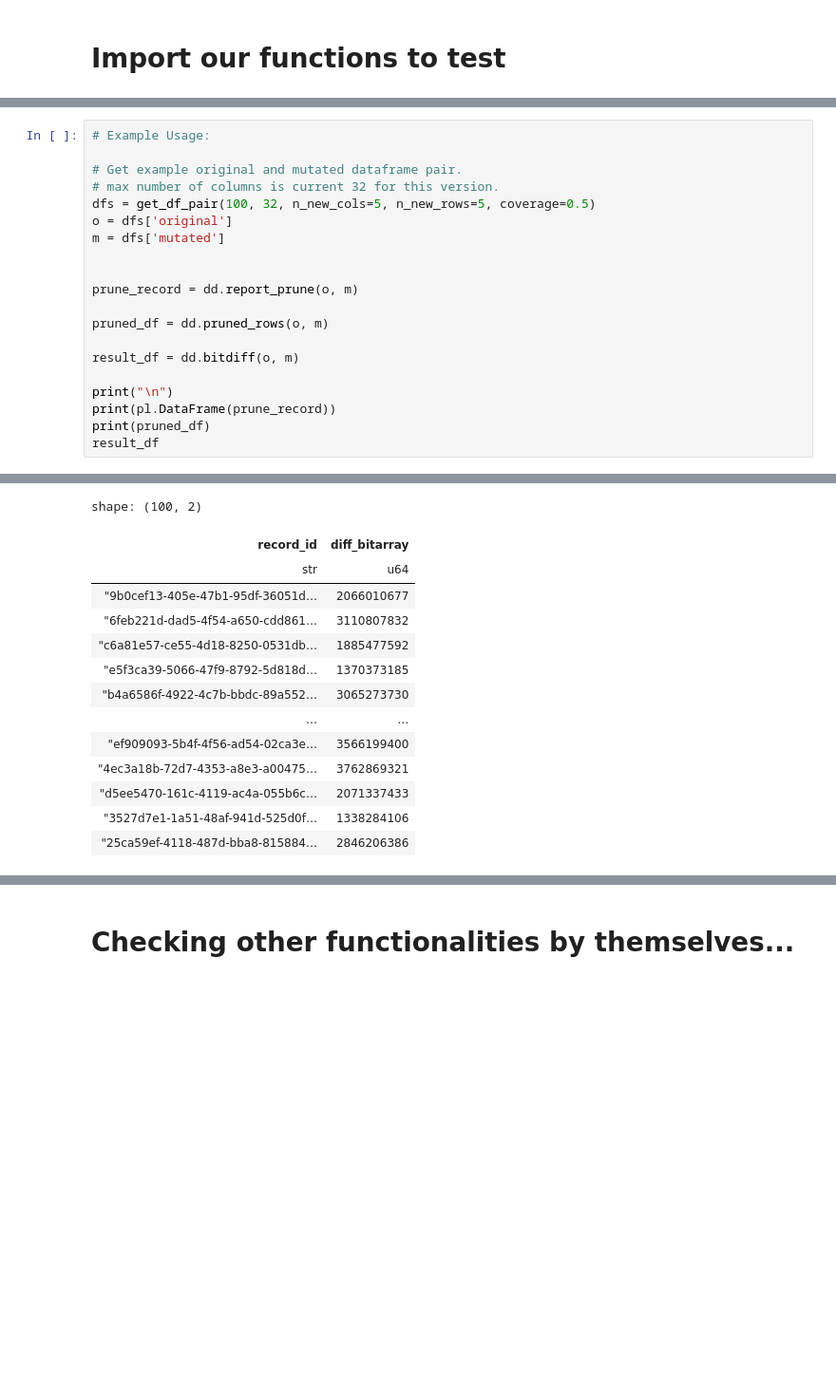
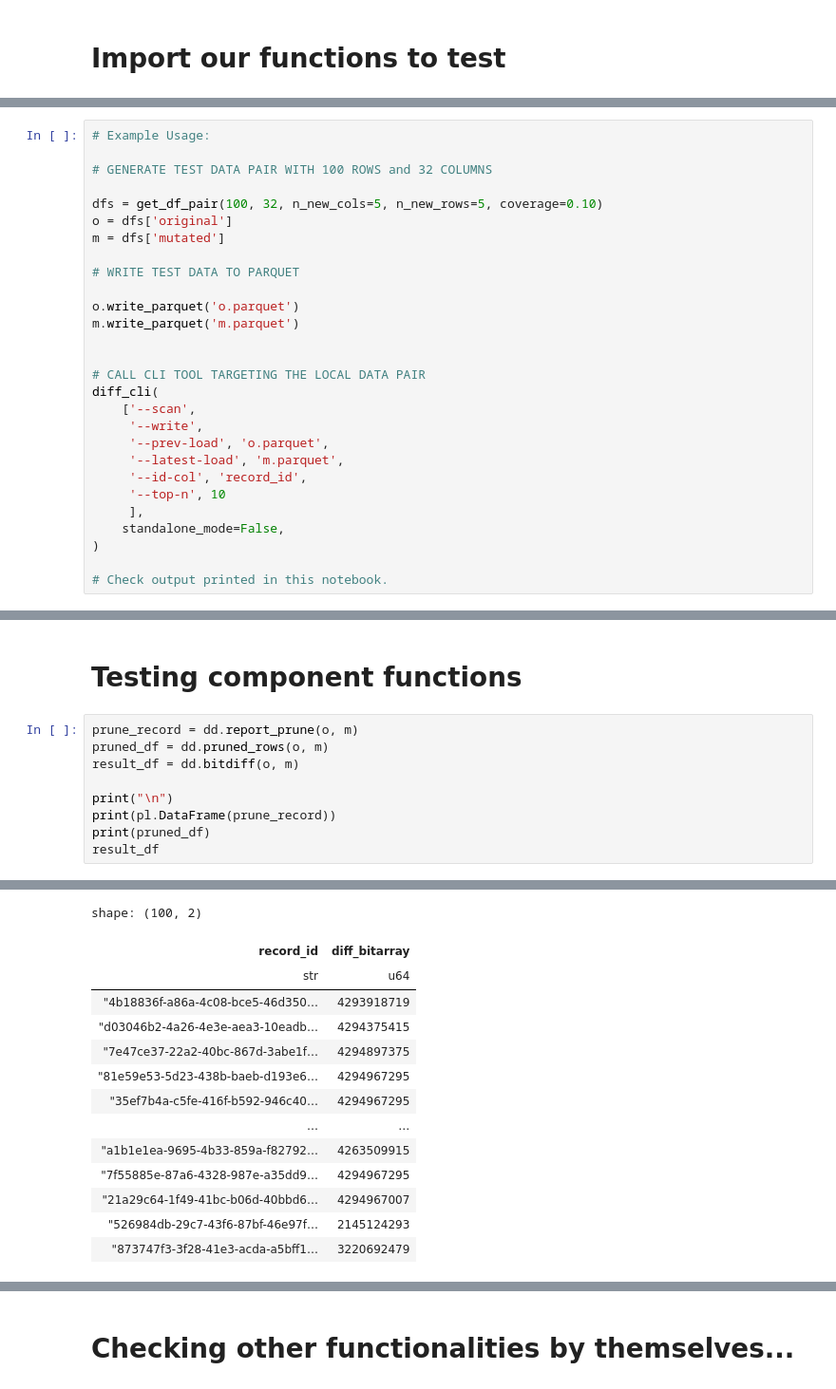
Before and after one commit to ko222uky/diffolars, a Jupyter notebook: test_notebook.ipynb, the cells around one changed output, grey strips where cells are left out. Shown at 95% size. Saved outputs shown, nothing was run; the diff lists cells and outputs as text; blank space fills up the shorter version.

```diff
--- a/test_notebook.ipynb
+++ b/test_notebook.ipynb
@@ -8,0 +13,28 @@ import polars as pl
+# %%
+# Example Usage:
+
+# GENERATE TEST DATA PAIR WITH 100 ROWS and 32 COLUMNS
+
+dfs = get_df_pair(100, 32, n_new_cols=5, n_new_rows=5, coverage=0.10)
+o = dfs['original']
+m = dfs['mutated']
+
+# WRITE TEST DATA TO PARQUET
+
+o.write_parquet('o.parquet')
+m.write_parquet('m.parquet')
+
+
+# CALL CLI TOOL TARGETING THE LOCAL DATA PAIR
+diff_cli(
+    ['--scan',
+     '--write',
+     '--prev-load', 'o.parquet',
+     '--latest-load', 'm.parquet',
+     '--id-col', 'record_id',
+     '--top-n', 10
+     ],
+    standalone_mode=False,
+)
+
+# Check output printed in this notebook.
@@ -9,17 +59,8 @@ import polars as pl
+# %% [markdown]
+# Testing component functions
 # %%
-# Example Usage:
-
-# Get example original and mutated dataframe pair.
-# max number of columns is current 32 for this version.
-dfs = get_df_pair(100, 32, n_new_cols=5, n_new_rows=5, coverage=0.5)
-o = dfs['original']
-m = dfs['mutated']
-
-
 prune_record = dd.report_prune(o, m)
-
 pruned_df = dd.pruned_rows(o, m)
-
 result_df = dd.bitdiff(o, m)
 
 print("\n")
@@ -46,15 +87,15 @@ shape: (1, 5)
 └─────────────────────┴─────────────────┴─────────────────────────────────┘
 shape: (100, 2)
 | record_id | diff_bitarray |
 | str | u64 |
-| "9b0cef13-405e-47b1-95df-36051d… | 2066010677 |
-| "6feb221d-dad5-4f54-a650-cdd861… | 3110807832 |
-| "c6a81e57-ce55-4d18-8250-0531db… | 1885477592 |
-| "e5f3ca39-5066-47f9-8792-5d818d… | 1370373185 |
-| "b4a6586f-4922-4c7b-bbdc-89a552… | 3065273730 |
+| "4b18836f-a86a-4c08-bce5-46d350… | 4293918719 |
+| "d03046b2-4a26-4e3e-aea3-10eadb… | 4294375415 |
+| "7e47ce37-22a2-40bc-867d-3abe1f… | 4294897375 |
+| "81e59e53-5d23-438b-baeb-d193e6… | 4294967295 |
+| "35ef7b4a-c5fe-416f-b592-946c40… | 4294967295 |
 | … | … |
-| "ef909093-5b4f-4f56-ad54-02ca3e… | 3566199400 |
-| "4ec3a18b-72d7-4353-a8e3-a00475… | 3762869321 |
-| "d5ee5470-161c-4119-ac4a-055b6c… | 2071337433 |
-| "3527d7e1-1a51-48af-941d-525d0f… | 1338284106 |
-| "25ca59ef-4118-487d-bba8-815884… | 2846206386 |
+| "a1b1e1ea-9695-4b33-859a-f82792… | 4263509915 |
+| "7f55885e-87a6-4328-987e-a35dd9… | 4294967295 |
+| "21a29c64-1f49-41bc-b06d-40bbd6… | 4294967007 |
+| "526984db-29c7-43f6-87bf-46e97f… | 2145124293 |
+| "873747f3-3f28-41e3-acda-a5bff1… | 3220692479 |
```
Also changed, not shown: parts of 16 cells of this notebook, 5 other files.
